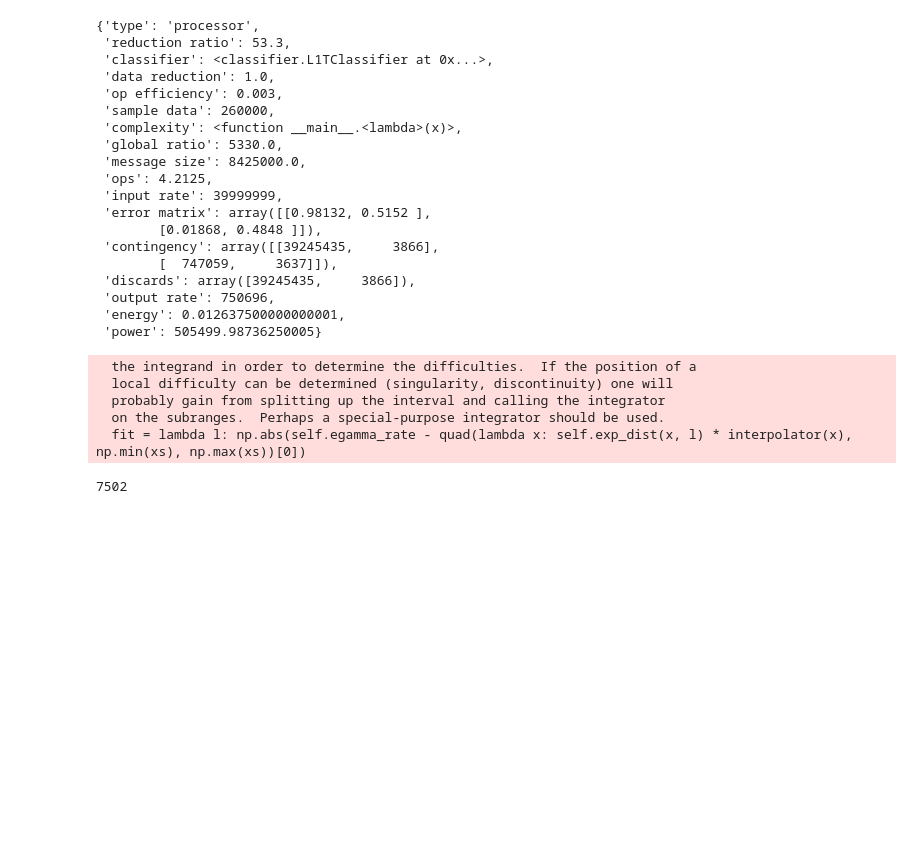
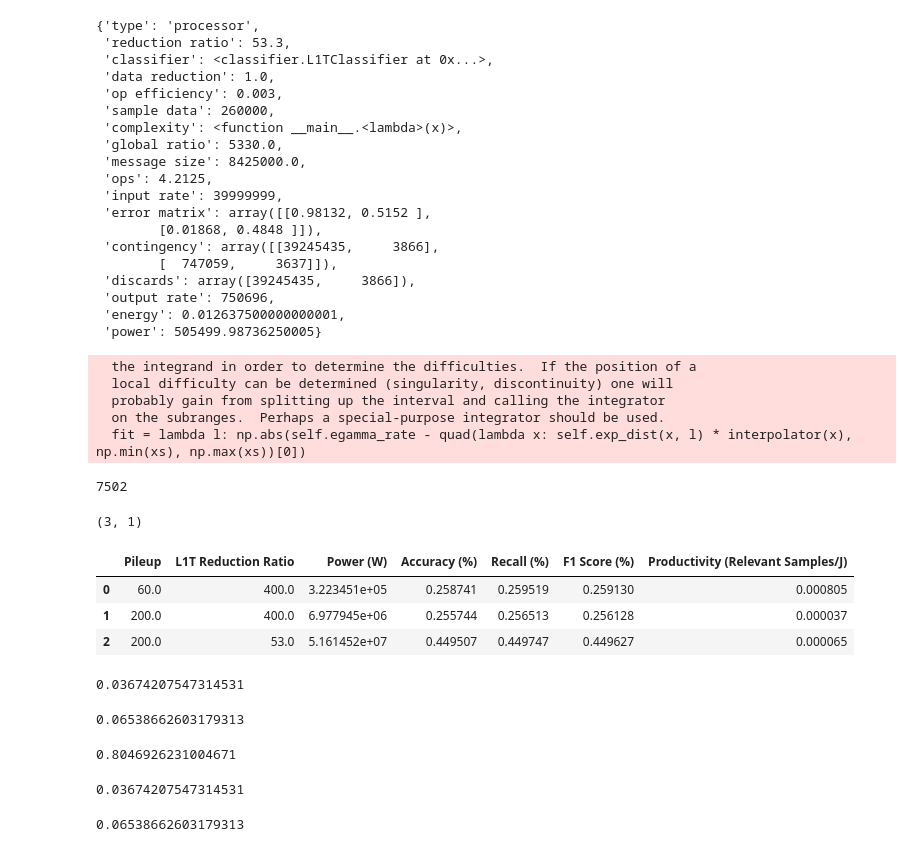
Before and after one commit to wilkieolin/system_flow, a Jupyter notebook: results_table.ipynb, the cells around one changed output. Saved outputs shown, nothing was run; the diff lists cells and outputs as text; code cells hidden in the pictures; blank space fills up the shorter version.

```diff
--- a/results_table.ipynb
+++ b/results_table.ipynb
@@ -124,0 +140,9 @@ def extract_results(graph):
+# %%
+pileup = np.array([60, 200, 200])[:,np.newaxis]
+rejection = np.array([400, 400, 53])[:,np.newaxis]
+# %%
+pileup.shape
+# %% [output]
+(3, 1)
+# %%
+cond_results = np.stack([extract_results(g) for g in conditions])
@@ -125 +151,32 @@ def extract_results(graph):
+# %%
+cond_results = np.concatenate((pileup, rejection, cond_results), axis=1)
+# %%
+df2 = pd.DataFrame(cond_results, columns = ["Pileup", "L1T Reduction Ratio", "Power (W)", "Accuracy (%)", "Recall (%)", "F1 Score (%)", "Productivity (Relevant Samples/J)"])
+# %%
+df2
+# %% [output]
+|  | Pileup | L1T Reduction Ratio | Power (W) | Accuracy (%) | Recall (%) | F1 Score (%) | Productivity (Relevant Samples/J) |
+| 0 | 60.0 | 400.0 | 3.223451e+05 | 0.258741 | 0.259519 | 0.259130 | 0.000805 |
+| 1 | 200.0 | 400.0 | 6.977945e+06 | 0.255744 | 0.256513 | 0.256128 | 0.000037 |
+| 2 | 200.0 | 53.0 | 5.161452e+07 | 0.449507 | 0.449747 | 0.449627 | 0.000065 |
+# %%
+extract_results(baseline_2)[-1] * 1000
+# %% [output]
+0.03674207547314531
+# %%
+extract_results(baseline)[-1] * 1000
+# %% [output]
+0.06538662603179313
+# %%
+extract_results(baseline_r3)[-1] * 1000
+# %% [output]
+0.8046926231004671
+# %%
+extract_results(baseline_2)[-1] * 1000
+# %% [output]
+0.03674207547314531
+# %%
+extract_results(baseline)[-1] * 1000
+# %% [output]
+0.06538662603179313
 # %%
```
Also changed, not shown: parts of 20 cells of this notebook, 11 other files.
